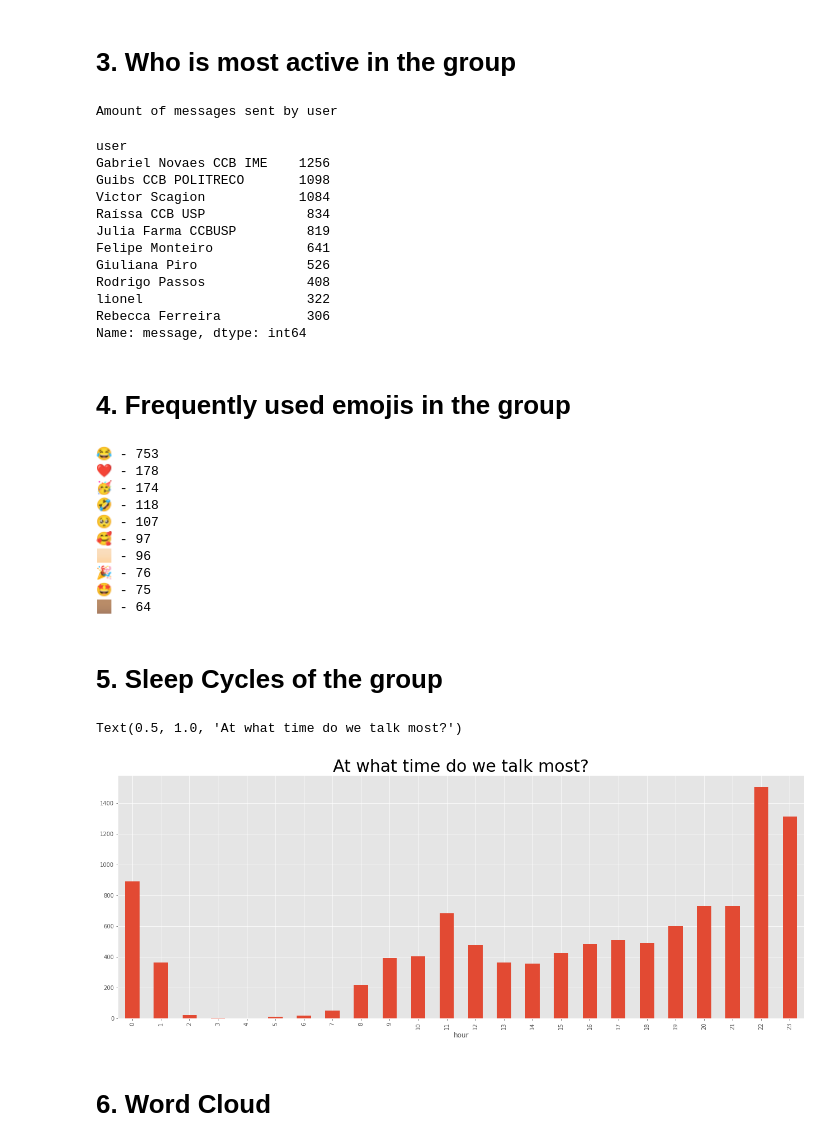
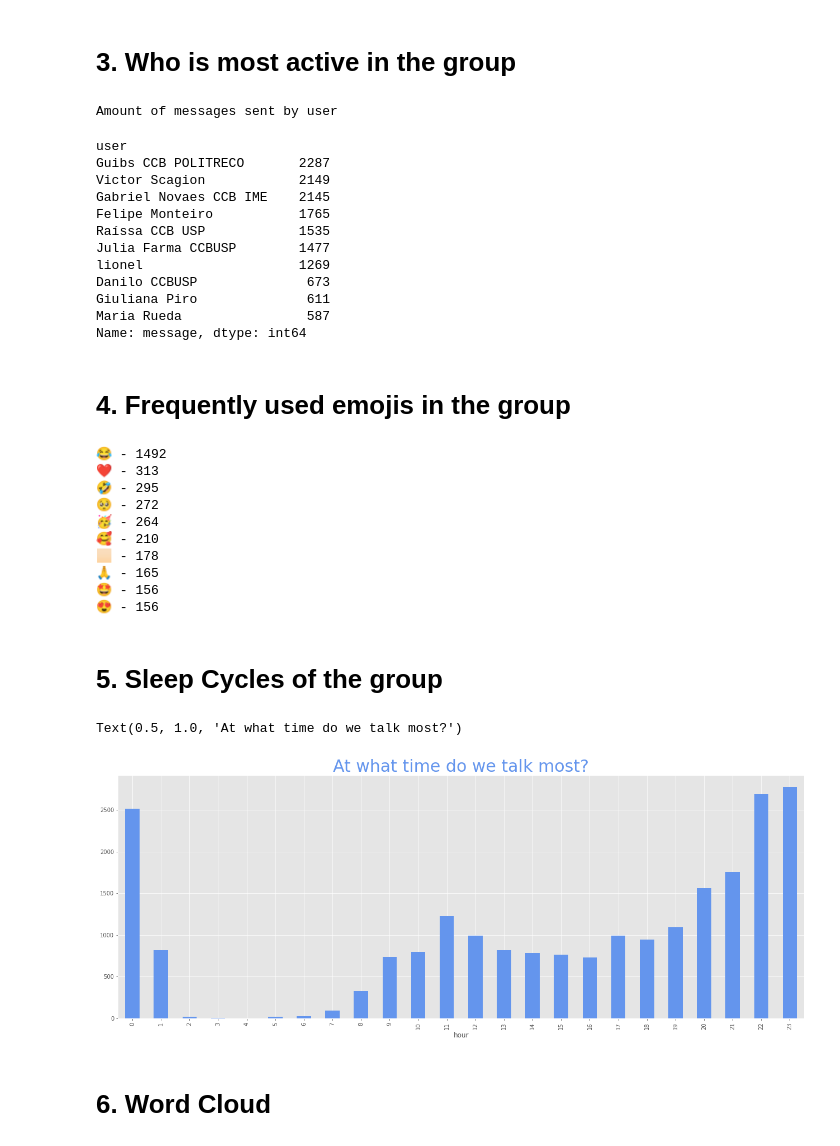
Before and after one commit to dcardosos/whatsapp-group-analysis, a Jupyter notebook: whatsapp_data_analysis.ipynb, the cells around one changed output. Drawn from its saved outputs; the diff is of its cells as text; code cells hidden in the pictures.

```diff
--- a/whatsapp_data_analysis.ipynb
+++ b/whatsapp_data_analysis.ipynb
@@ -89,7 +89,9 @@ mapping_users = {'+55 19 98296-0425': 'Victor Scagion',
                  '+55 13 99764-7677': 'Felipe Monteiro',
                  '+55 11 96185-2730': 'Giuliana Piro',
                  '+55 11 94798-8115': 'Rodrigo Passos',
-                 '+55 11 94271-3654': 'Rebecca Ferreira'}
+                 '+55 11 94271-3654': 'Rebecca Ferreira',
+                 '+55 11 95006-1141': 'Danilo CCBUSP',
+                 '+55 11 97681-2408': 'Maria Rueda'}
 
 df['user'] = df['user'].replace(mapping_users)
 # %% [markdown]
@@ -128,16 +130,16 @@ df.groupby('user')['message'].count().sort_values(ascending=False).head(10)
 # %% [output]
 Amount of messages sent by user
 user
-Gabriel Novaes CCB IME    1256
-Guibs CCB POLITRECO       1098
-Victor Scagion            1084
-Raíssa CCB USP             834
-Julia Farma CCBUSP         819
-Felipe Monteiro            641
-Giuliana Piro              526
-Rodrigo Passos             408
-lionel                     322
-Rebecca Ferreira           306
+Guibs CCB POLITRECO       2287
+Victor Scagion            2149
+Gabriel Novaes CCB IME    2145
+Felipe Monteiro           1765
+Raíssa CCB USP            1535
+Julia Farma CCBUSP        1477
+lionel                    1269
+Danilo CCBUSP              673
+Giuliana Piro              611
+Maria Rueda                587
 Name: message, dtype: int64
 # %% [markdown]
 # 4. Frequently used emojis in the group
@@ -161,31 +163,31 @@ for index, row in df.iterrows():
 for item in emoji_counter.most_common(10):
      print(f'{item[0]} - {item[1]}')
 # %% [output]
-😂 - 753
-❤ - 178
-🥳 - 174
-🤣 - 118
-🥺 - 107
-🥰 - 97
-🏻 - 96
-🎉 - 76
-🤩 - 75
-🏽 - 64
+😂 - 1492
+❤ - 313
+🤣 - 295
+🥺 - 272
+🥳 - 264
+🥰 - 210
+🏻 - 178
+🙏 - 165
+🤩 - 156
+😍 - 156
 # %% [markdown]
 # 5. Sleep Cycles of the group
 # %%
 # creating a hour column
 df['hour'] = df['date'].apply(lambda x: x.hour)
 
 # redefining columns order
 df = df[['date', 'hour', 'user', 'message']]
 
 # plot
-df.groupby(['hour']).size().sort_index().plot(x="hour", kind='bar', figsize=(22,8))
-plt.title('At what time do we talk most?', fontsize=30)
+df.groupby(['hour']).size().sort_index().plot(x="hour", kind='bar', figsize=(22,8), color='#6495ED')
+plt.title('At what time do we talk most?', fontsize=30, color='#6495ED')
 # %% [output]
 Text(0.5, 1.0, 'At what time do we talk most?')
-[figure, old version]
+[figure, new version]
 # %% [markdown]
 # 6. Word Cloud
 # %%
```
Also changed, not shown: parts of 5 cells of this notebook, 3 other files.
